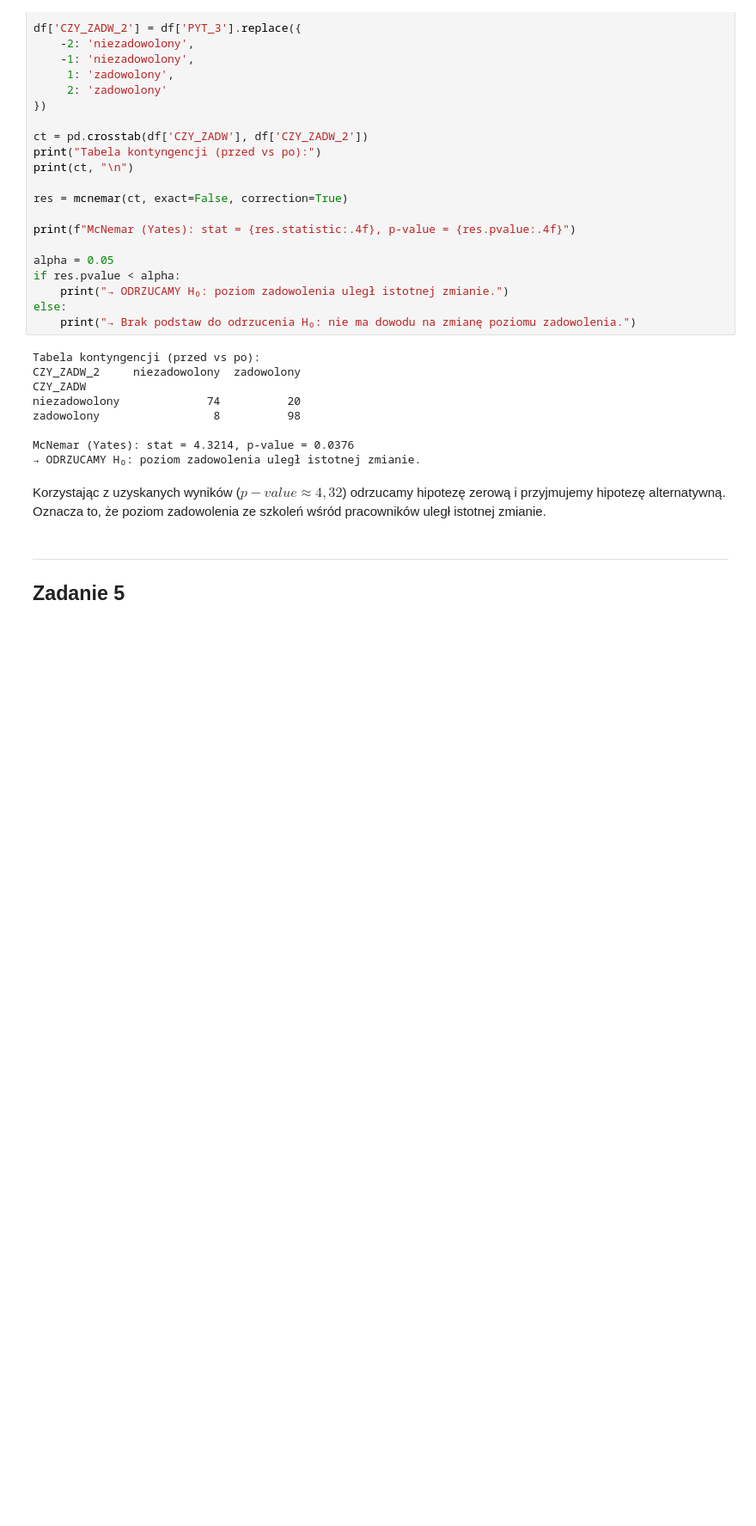
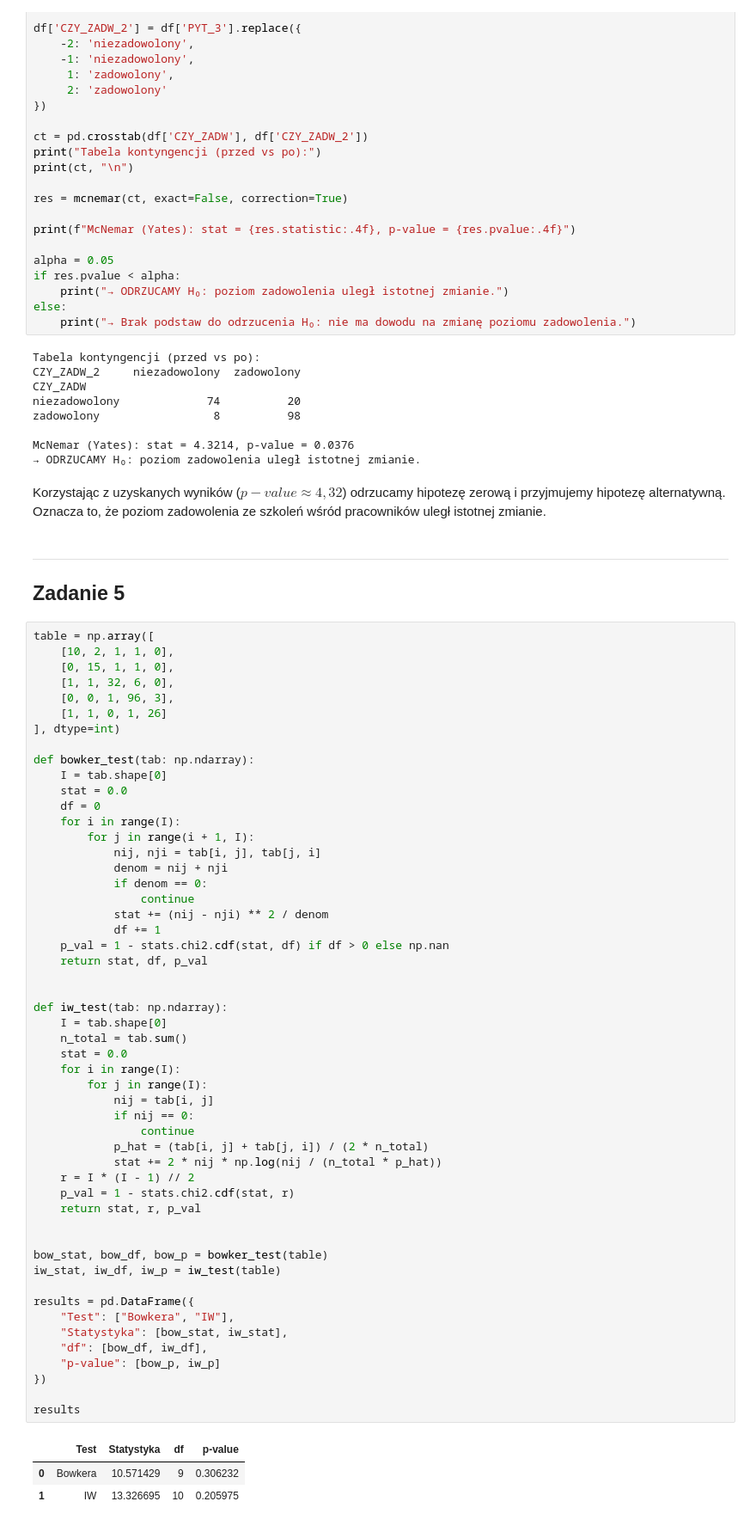
Before and after one commit to mathieuboro/Analysis_of_Survey_Data, a Jupyter notebook: Sprawozdanie3.ipynb, the cells around one changed output. Shown at 86% size. Saved outputs shown, nothing was run; the diff lists cells and outputs as text; blank space fills up the shorter version.

```diff
--- a/Sprawozdanie3.ipynb
+++ b/Sprawozdanie3.ipynb
@@ -193,3 +193,59 @@ Korzystając z uzyskanych wyników ($p-value \approx 4,32$) odrzucamy hipotezę
 # %% [markdown]
 ___
 ## Zadanie 5
+# %%
+table = np.array([
+    [10, 2, 1, 1, 0],
+    [0, 15, 1, 1, 0],
+    [1, 1, 32, 6, 0],
+    [0, 0, 1, 96, 3],
+    [1, 1, 0, 1, 26]
+], dtype=int)
+
+def bowker_test(tab: np.ndarray):
+    I = tab.shape[0]
+    stat = 0.0
+    df = 0
+    for i in range(I):
+        for j in range(i + 1, I):
+            nij, nji = tab[i, j], tab[j, i]
+            denom = nij + nji
+            if denom == 0:
+                continue
+            stat += (nij - nji) ** 2 / denom
+            df += 1
+    p_val = 1 - stats.chi2.cdf(stat, df) if df > 0 else np.nan
+    return stat, df, p_val
+
+
+def iw_test(tab: np.ndarray):
+    I = tab.shape[0]
+    n_total = tab.sum()
+    stat = 0.0
+    for i in range(I):
+        for j in range(I):
+            nij = tab[i, j]
+            if nij == 0:
+                continue
+            p_hat = (tab[i, j] + tab[j, i]) / (2 * n_total)
+            stat += 2 * nij * np.log(nij / (n_total * p_hat))
+    r = I * (I - 1) // 2
+    p_val = 1 - stats.chi2.cdf(stat, r)
+    return stat, r, p_val
+
+
+bow_stat, bow_df, bow_p = bowker_test(table)
+iw_stat, iw_df, iw_p = iw_test(table)
+
+results = pd.DataFrame({
+    "Test": ["Bowkera", "IW"],
+    "Statystyka": [bow_stat, iw_stat],
+    "df": [bow_df, iw_df],
+    "p‑value": [bow_p, iw_p]
+})
+
+results
+# %% [output]
+|  | Test | Statystyka | df | p‑value |
+| 0 | Bowkera | 10.571429 | 9 | 0.306232 |
+| 1 | IW | 13.326695 | 10 | 0.205975 |
```
Also changed, not shown: parts of 9 cells of this notebook.
